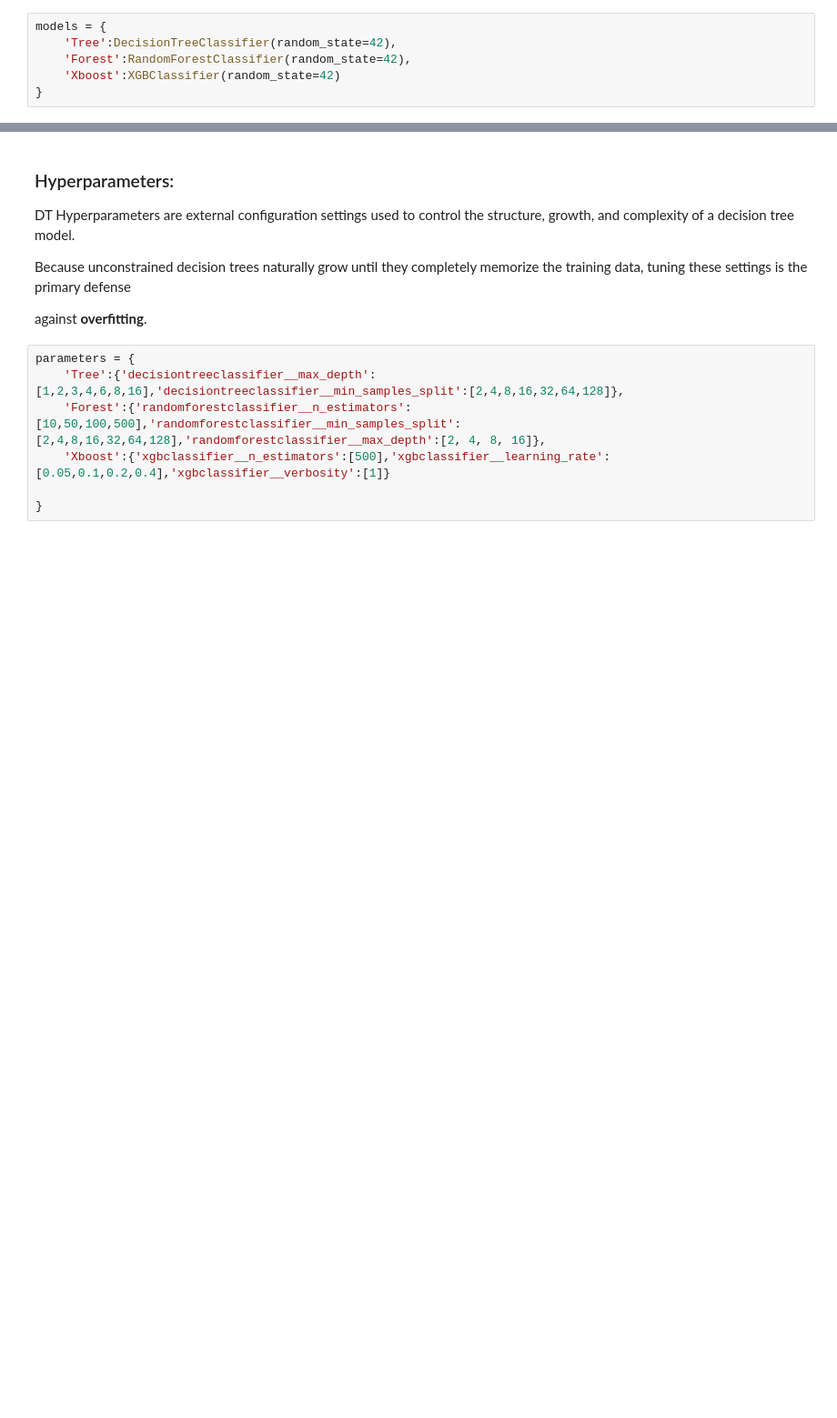
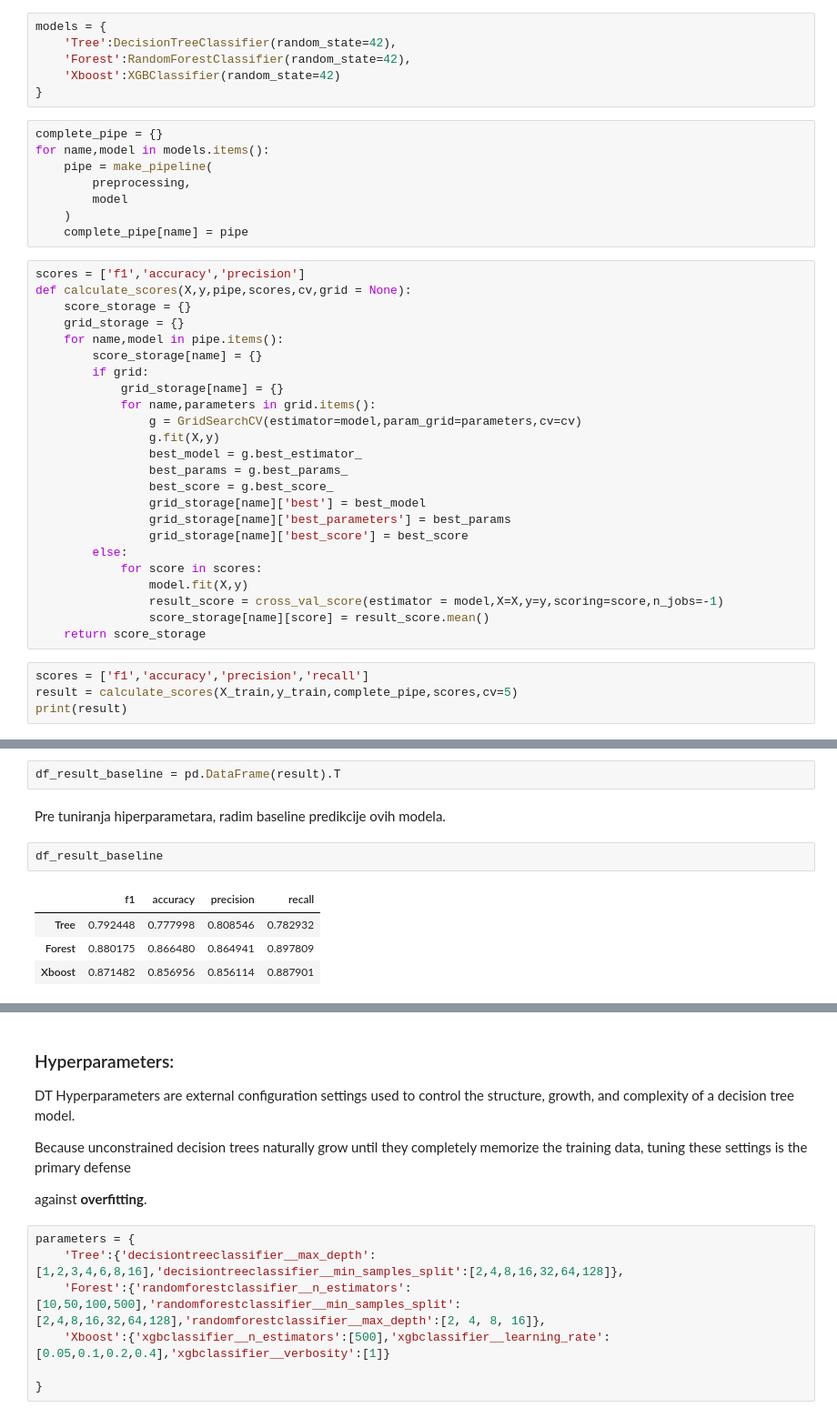
Before and after one commit to Luka-998/ml-concepts-visualized, a Jupyter notebook: DecisionTrees/03_HeartDataCompletePipeline.ipynb, the cells around one changed output, grey strips where cells are left out. Shown at 91% size. Saved outputs shown, nothing was run; the diff lists cells and outputs as text; blank space fills up the shorter version.

```diff
--- a/DecisionTrees/03_HeartDataCompletePipeline.ipynb
+++ b/DecisionTrees/03_HeartDataCompletePipeline.ipynb
@@ -513,3 +528,39 @@ models = {
     'Forest':RandomForestClassifier(random_state=42),
     'Xboost':XGBClassifier(random_state=42)
 }
+# %%
+complete_pipe = {}
+for name,model in models.items():
+    pipe = make_pipeline(
+        preprocessing,
+        model
+    )
+    complete_pipe[name] = pipe
+# %%
+scores = ['f1','accuracy','precision']
+def calculate_scores(X,y,pipe,scores,cv,grid = None):
+    score_storage = {}
+    grid_storage = {}
+    for name,model in pipe.items():
+        score_storage[name] = {}
+        if grid:
+            grid_storage[name] = {}
+            for name,parameters in grid.items():
+                g = GridSearchCV(estimator=model,param_grid=parameters,cv=cv)
+                g.fit(X,y)
+                best_model = g.best_estimator_
+                best_params = g.best_params_
+                best_score = g.best_score_
+                grid_storage[name]['best'] = best_model
+                grid_storage[name]['best_parameters'] = best_params
+                grid_storage[name]['best_score'] = best_score
+        else:
+            for score in scores:
+                model.fit(X,y)
+                result_score = cross_val_score(estimator = model,X=X,y=y,scoring=score,n_jobs=-1)
+                score_storage[name][score] = result_score.mean()
+    return score_storage
+# %%
+scores = ['f1','accuracy','precision','recall']
+result = calculate_scores(X_train,y_train,complete_pipe,scores,cv=5)
+print(result)
@@ -515,0 +583,11 @@ models = {
+# %%
+df_result_baseline = pd.DataFrame(result).T
+# %% [markdown]
+Pre tuniranja hiperparametara, radim baseline predikcije ovih modela.
+# %%
+df_result_baseline
+# %% [output]
+|  | f1 | accuracy | precision | recall |
+| Tree | 0.792448 | 0.777998 | 0.808546 | 0.782932 |
+| Forest | 0.880175 | 0.866480 | 0.864941 | 0.897809 |
+| Xboost | 0.871482 | 0.856956 | 0.856114 | 0.887901 |
```
Also changed, not shown: parts of 9 cells of this notebook.
